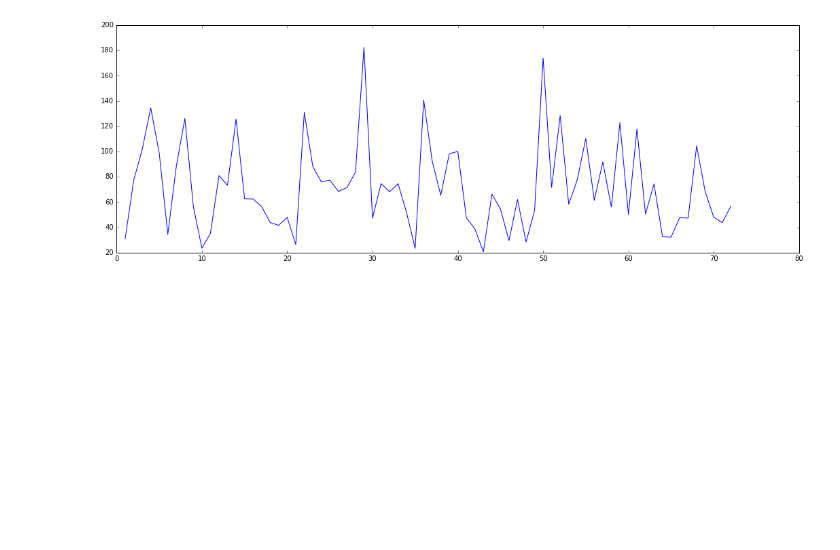
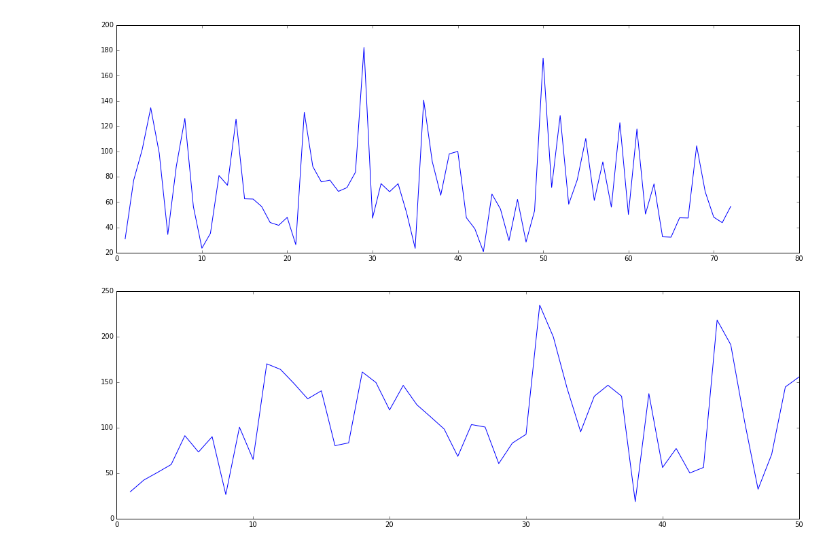
Before and after one commit to CS175MinecraftAI/IfYouCanDodgeAFireball, a Jupyter notebook: code/analysis/survival_rate.ipynb, the cells around one changed output. Saved outputs shown, nothing was run; the diff lists cells and outputs as text; code cells hidden in the pictures; blank space fills up the shorter version.

Commit message:
added evaluation graph for 4 ghast - 0.01 eps

```diff
--- a/code/analysis/survival_rate.ipynb
+++ b/code/analysis/survival_rate.ipynb
@@ -126,3 +126,14 @@ plt.plot(diag6[:,0],diag6[:,-1])
 plt.show()
 # %% [output]
 [figure]
+# %%
+import numpy as np
+import matplotlib.pyplot as plt
+
+diag6 = np.genfromtxt("final/log_file_4ghast-0-01_eps-output.txt",delimiter=None) # load the text file
+
+plt.figure(figsize=(2^16,2^4))
+plt.plot(diag6[:,0],diag6[:,-1])
+plt.show()
+# %% [output]
+[figure, added]
```
Also changed, not shown: 5 other files.
